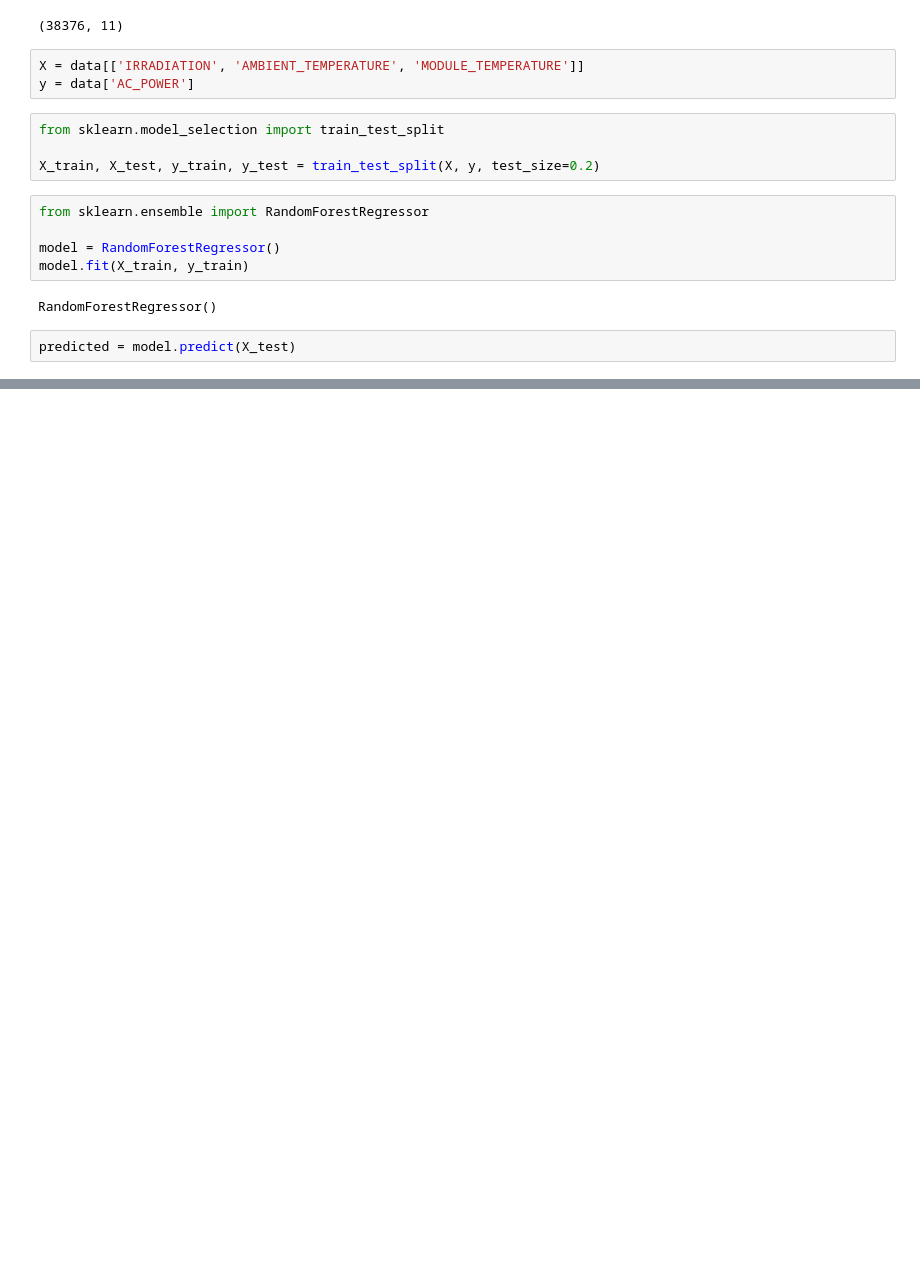
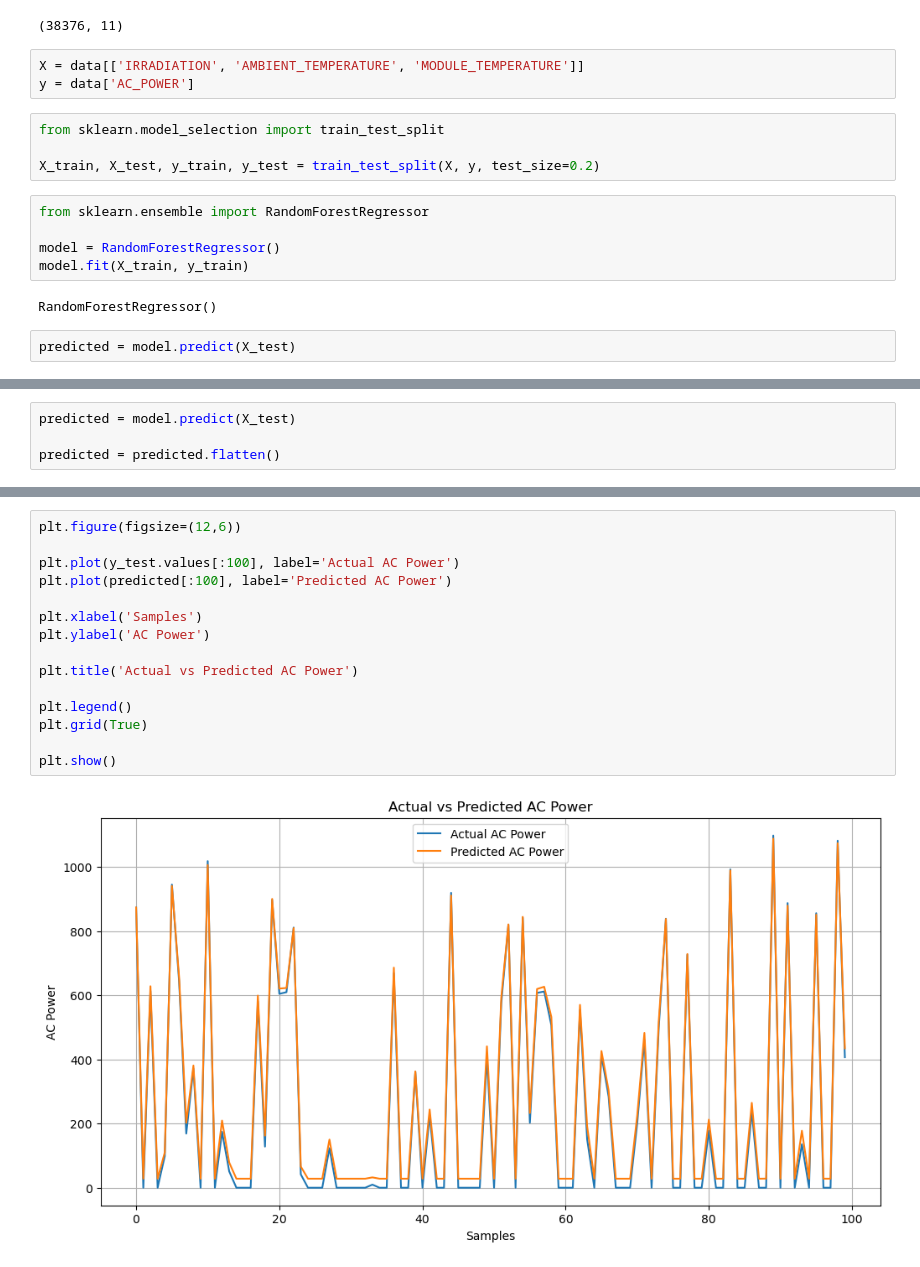
Before and after one commit to Bitttu4/Predictive-Maintainance-in-Solar-Power-System, a Jupyter notebook: Project.ipynb, the cells around one changed output, grey strips where cells are left out. Saved outputs shown, nothing was run; the diff lists cells and outputs as text; blank space fills up the shorter version.

```diff
--- a/Project.ipynb
+++ b/Project.ipynb
@@ -295,0 +432,4 @@ print(results.sample(10))
+# %%
+predicted = model.predict(X_test)
+
+predicted = predicted.flatten()
@@ -295,0 +468,17 @@ print(results.sample(10))
+# %%
+plt.figure(figsize=(12,6))
+
+plt.plot(y_test.values[:100], label='Actual AC Power')
+plt.plot(predicted[:100], label='Predicted AC Power')
+
+plt.xlabel('Samples')
+plt.ylabel('AC Power')
+
+plt.title('Actual vs Predicted AC Power')
+
+plt.legend()
+plt.grid(True)
+
+plt.show()
+# %% [output]
+[figure, added]
```
Also changed, not shown: parts of 21 cells of this notebook.
